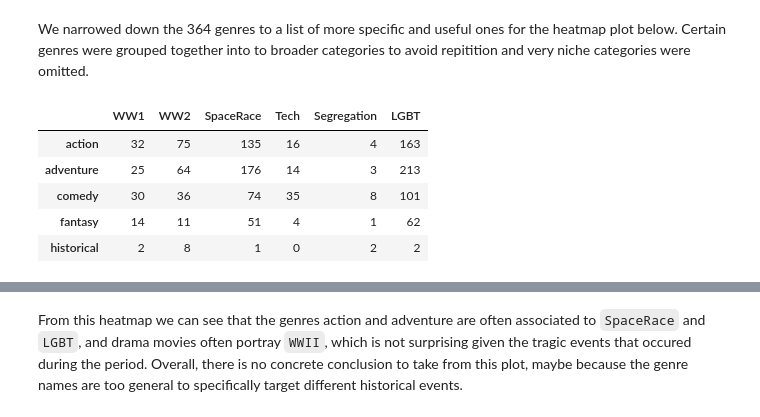
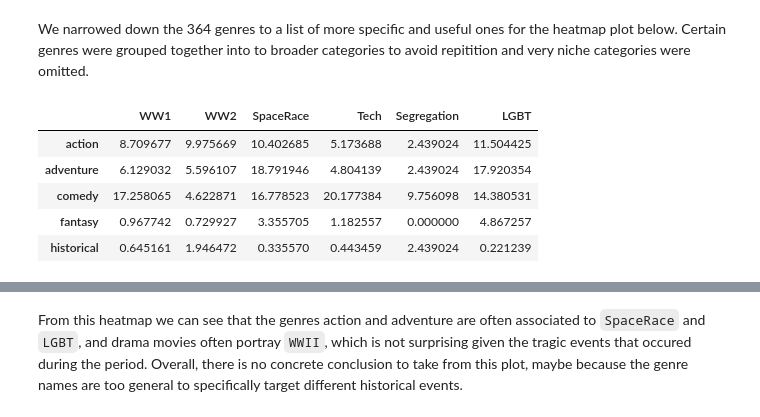
Before and after one commit to epfl-ada/ada-2022-project-thegonios, a Jupyter notebook: Data_processing.ipynb, the cells around one changed output, grey strips where cells are left out. Cells and saved outputs as stored; diff of their text form; code cells hidden in the pictures.

```diff
--- a/Data_processing.ipynb
+++ b/Data_processing.ipynb
@@ -1010,11 +1018,31 @@ As mentioned in the methods section of the README, we still need to define the r
+# %%
+dictionnaries=[WW1,WW2,Space,Tech,Segregation,LGBT]
+# %%
+def minmax(dicts):
+    """
+    Parameters
+    ----------
+    dicts : list of historical dictionnaries
+
+    Returns
+    -------
+    list of the normalized length of the dictionnaries scaled between [1,2]
+    """
+    lengths = [len(d) for d in dicts]
+    minimum = min(lengths)
+    maximum = max(lengths)
+    norms = [((l - minimum) / (maximum - minimum)) + 1 for l in lengths]
+    return norms
+# %%
+normalizations = minmax(dictionnaries)
 # %%
 #temporary thresholds:
-ww1T = 15
-ww2T = 5
-SpaceT = 5
-techT = 30
-segT = 2
-lgbtT = 4
+ww1T = 0.02 * normalizations[0]
+ww2T = 0.02 * normalizations[1]
+SpaceT = 0.02 * normalizations[2]
+techT = 0.02 * normalizations[3]
+segT = 0.02 * normalizations[4]
+lgbtT = 0.02 * normalizations[5]
 # %% [markdown]
 ### WordCount Plots
 # %% [markdown]
@@ -1116,20 +1144,26 @@ for genre in movies_genres:
 # %%
 dictionnary_genres = pd.DataFrame()
 dictionnary_genres['WW1'] = movies_plot[movies_plot['WW1'] > ww1T][movies_genres].sum()
+dictionnary_genres['WW1'] = 100*dictionnary_genres['WW1']/dictionnary_genres['WW1'].sum()
 dictionnary_genres['WW2'] = movies_plot[movies_plot['WW2'] > ww2T][movies_genres].sum()
+dictionnary_genres['WW2'] = 100*dictionnary_genres['WW2']/dictionnary_genres['WW2'].sum()
 dictionnary_genres['SpaceRace'] = movies_plot[movies_plot['SpaceRace'] > SpaceT][movies_genres].sum()
+dictionnary_genres['SpaceRace'] = 100*dictionnary_genres['SpaceRace']/dictionnary_genres['SpaceRace'].sum()
 dictionnary_genres['Tech'] = movies_plot[movies_plot['Tech'] > techT][movies_genres].sum()
+dictionnary_genres['Tech'] = 100*dictionnary_genres['Tech']/dictionnary_genres['Tech'].sum()
 dictionnary_genres['Segregation'] = movies_plot[movies_plot['Segregation'] > segT][movies_genres].sum()
+dictionnary_genres['Segregation'] = 100*dictionnary_genres['Segregation']/dictionnary_genres['Segregation'].sum()
 dictionnary_genres['LGBT'] = movies_plot[movies_plot['SpaceRace'] > lgbtT][movies_genres].sum()
+dictionnary_genres['LGBT'] = 100*dictionnary_genres['LGBT']/dictionnary_genres['LGBT'].sum()
 
 dictionnary_genres.head()
 # %% [output]
 |  | WW1 | WW2 | SpaceRace | Tech | Segregation | LGBT |
-| action | 32 | 75 | 135 | 16 | 4 | 163 |
-| adventure | 25 | 64 | 176 | 14 | 3 | 213 |
-| comedy | 30 | 36 | 74 | 35 | 8 | 101 |
-| fantasy | 14 | 11 | 51 | 4 | 1 | 62 |
-| historical | 2 | 8 | 1 | 0 | 2 | 2 |
+| action | 8.709677 | 9.975669 | 10.402685 | 5.173688 | 2.439024 | 11.504425 |
+| adventure | 6.129032 | 5.596107 | 18.791946 | 4.804139 | 2.439024 | 17.920354 |
+| comedy | 17.258065 | 4.622871 | 16.778523 | 20.177384 | 9.756098 | 14.380531 |
+| fantasy | 0.967742 | 0.729927 | 3.355705 | 1.182557 | 0.000000 | 4.867257 |
+| historical | 0.645161 | 1.946472 | 0.335570 | 0.443459 | 2.439024 | 0.221239 |
 # %%
 plt.figure(figsize=(10,10))
 heat_map = sns.heatmap( dictionnary_genres, linewidth = 1 , annot = True)
```
Also changed, not shown: parts of 11 cells of this notebook.
